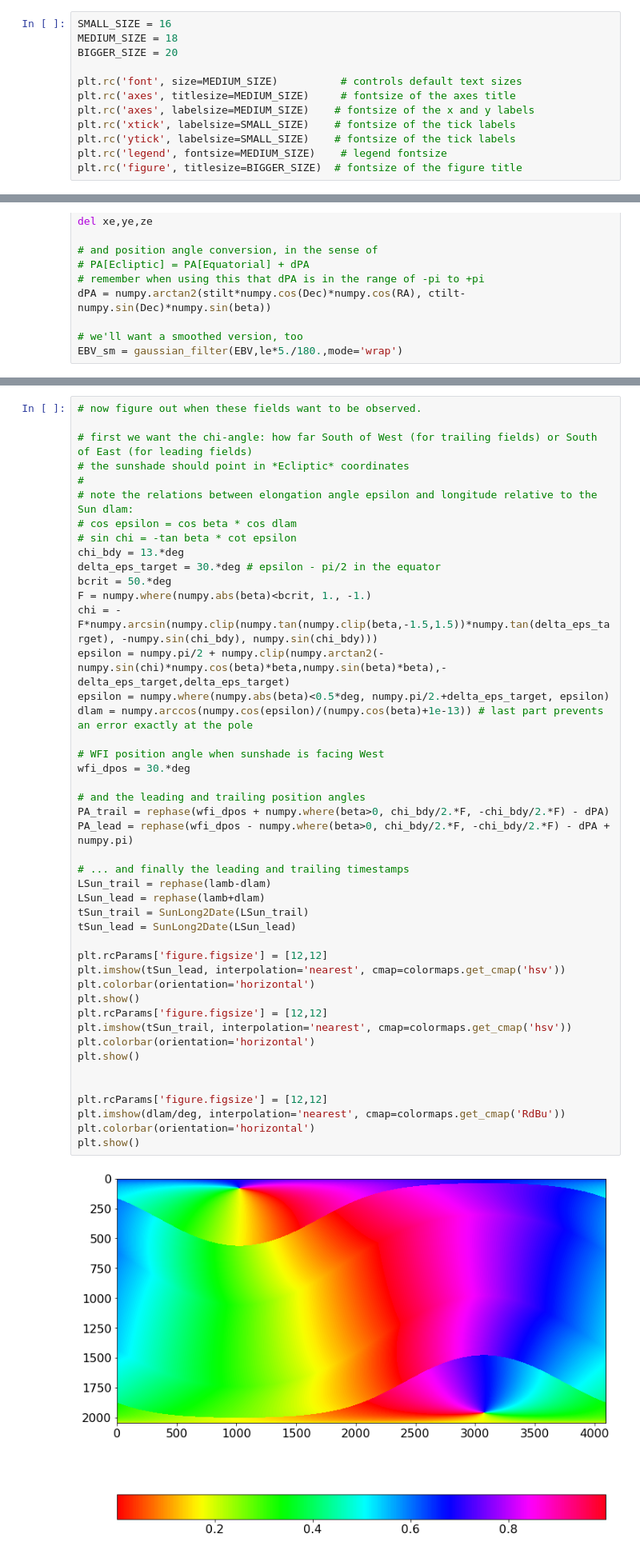
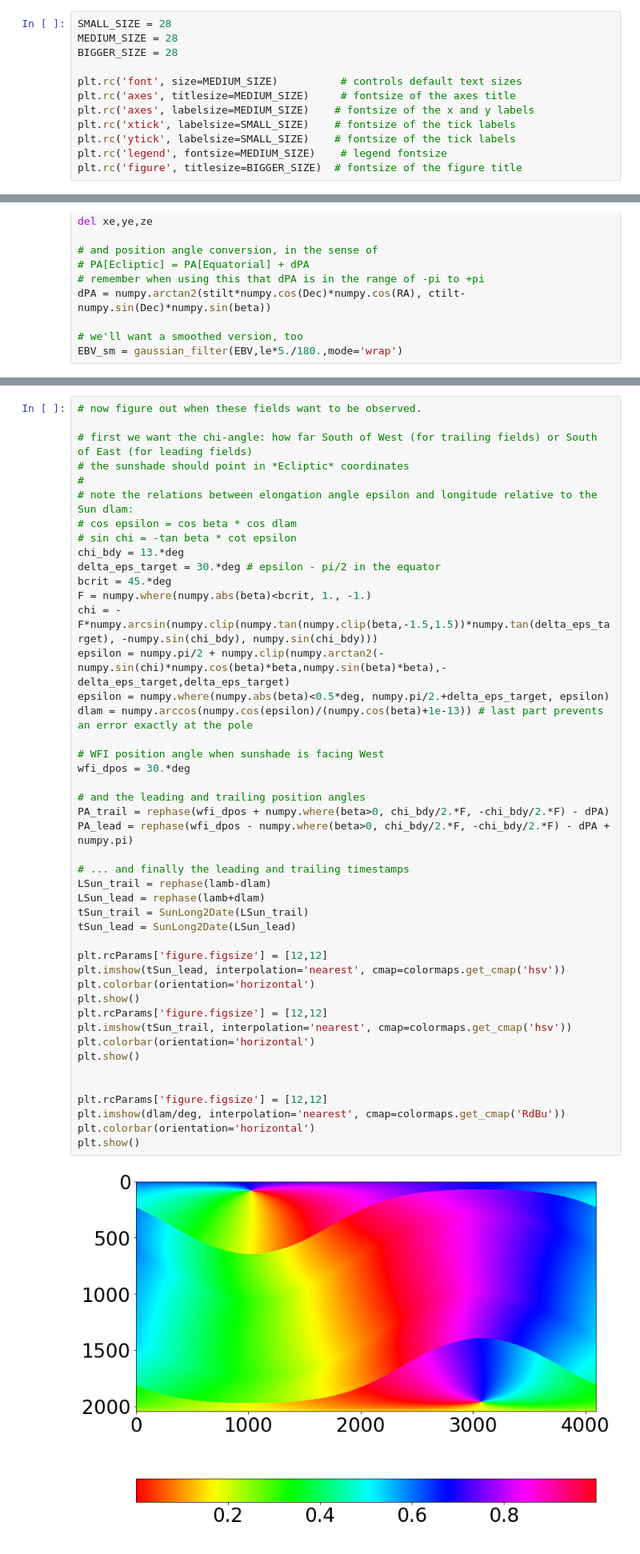
Before and after one commit to hirata10/RomanHLWASTools, a Jupyter notebook: surveyscript/tiling.ipynb, the cells around one changed output, grey strips where cells are left out. Shown at 80% size. Saved outputs shown, nothing was run; the diff lists cells and outputs as text.

```diff
--- a/surveyscript/tiling.ipynb
+++ b/surveyscript/tiling.ipynb
@@ -8,8 +9,8 @@ from matplotlib import pyplot as plt
 from matplotlib import colormaps
 # %%
-SMALL_SIZE = 16
-MEDIUM_SIZE = 18
-BIGGER_SIZE = 20
+SMALL_SIZE = 28
+MEDIUM_SIZE = 28
+BIGGER_SIZE = 28
 
 plt.rc('font', size=MEDIUM_SIZE)          # controls default text sizes
 plt.rc('axes', titlesize=MEDIUM_SIZE)     # fontsize of the axes title
@@ -164,7 +169,7 @@ plt.show()
 # sin chi = -tan beta * cot epsilon
 chi_bdy = 13.*deg
 delta_eps_target = 30.*deg # epsilon - pi/2 in the equator
-bcrit = 50.*deg
+bcrit = 45.*deg
 F = numpy.where(numpy.abs(beta)<bcrit, 1., -1.)
 chi = -F*numpy.arcsin(numpy.clip(numpy.tan(numpy.clip(beta,-1.5,1.5))*numpy.tan(delta_eps_target), -numpy.sin(chi_bdy), numpy.sin(chi_bdy)))
 epsilon = numpy.pi/2 + numpy.clip(numpy.arctan2(-numpy.sin(chi)*numpy.cos(beta)*beta,numpy.sin(beta)*beta),-delta_eps_target,delta_eps_target)
@@ -172,31 +177,31 @@ epsilon = numpy.where(numpy.abs(beta)<0.5*deg, numpy.pi/2.+delta_eps_target, eps
 dlam = numpy.arccos(numpy.cos(epsilon)/(numpy.cos(beta)+1e-13)) # last part prevents an error exactly at the pole
 
 # WFI position angle when sunshade is facing West
 wfi_dpos = 30.*deg
 
 # and the leading and trailing position angles
 PA_trail = rephase(wfi_dpos + numpy.where(beta>0, chi_bdy/2.*F, -chi_bdy/2.*F) - dPA)
 PA_lead = rephase(wfi_dpos - numpy.where(beta>0, chi_bdy/2.*F, -chi_bdy/2.*F) - dPA + numpy.pi)
 
 # ... and finally the leading and trailing timestamps
 LSun_trail = rephase(lamb-dlam)
 LSun_lead = rephase(lamb+dlam)
 tSun_trail = SunLong2Date(LSun_trail)
 tSun_lead = SunLong2Date(LSun_lead)
 
 plt.rcParams['figure.figsize'] = [12,12]
 plt.imshow(tSun_lead, interpolation='nearest', cmap=colormaps.get_cmap('hsv'))
 plt.colorbar(orientation='horizontal')
 plt.show()
 plt.rcParams['figure.figsize'] = [12,12]
 plt.imshow(tSun_trail, interpolation='nearest', cmap=colormaps.get_cmap('hsv'))
 plt.colorbar(orientation='horizontal')
 plt.show()
 
 
 plt.rcParams['figure.figsize'] = [12,12]
 plt.imshow(dlam/deg, interpolation='nearest', cmap=colormaps.get_cmap('RdBu'))
 plt.colorbar(orientation='horizontal')
 plt.show()
 # %% [output]
-[figure, old version]
+[figure, new version]
```
Also changed, not shown: parts of 37 cells of this notebook, 2 other files.
